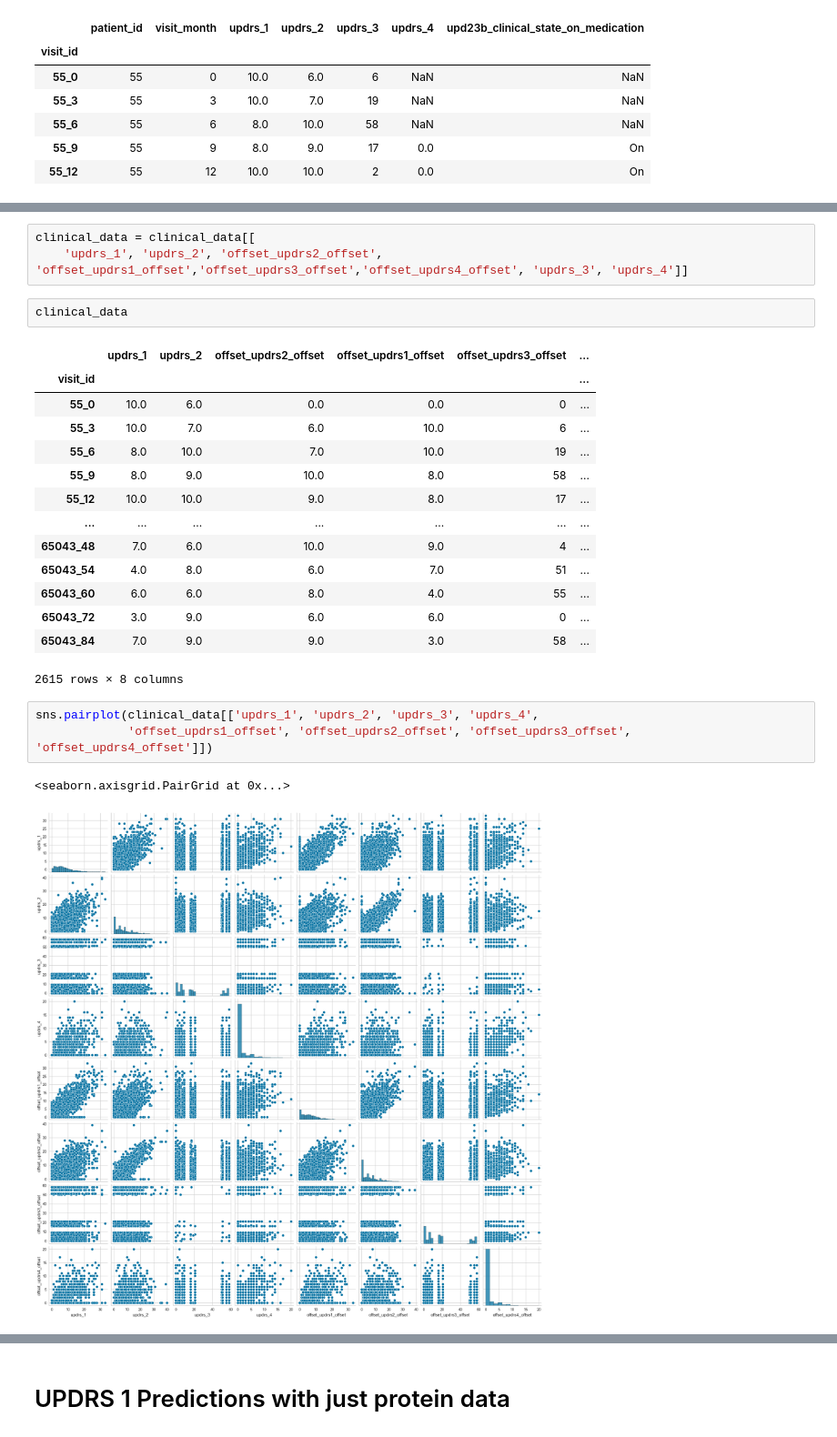
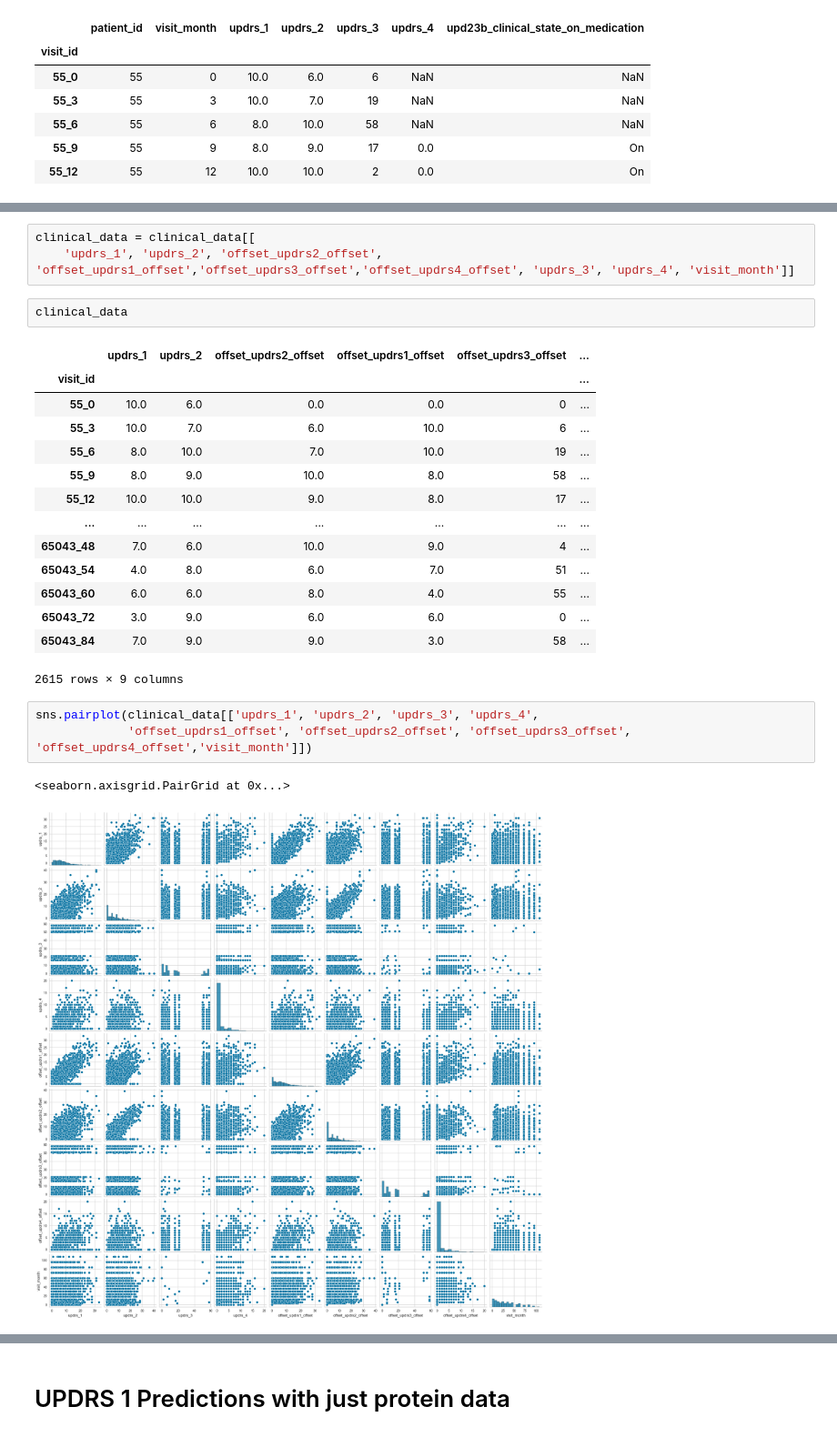
Before and after one commit to prithvidasgupta/si-618-parkinson-prediction, a Jupyter notebook: rough_work/featured_proteins.ipynb, the cells around one changed output, grey strips where cells are left out. Shown at 91% size. Drawn from its saved outputs; the diff is of its cells as text.

```diff
--- a/rough_work/featured_proteins.ipynb
+++ b/rough_work/featured_proteins.ipynb
@@ -91,7 +88,7 @@ def smape(a, b):
 clinical_data.fillna(0, inplace=True)
 # %%
 clinical_data = clinical_data[[
-    'updrs_1', 'updrs_2', 'offset_updrs2_offset', 'offset_updrs1_offset','offset_updrs3_offset','offset_updrs4_offset', 'updrs_3', 'updrs_4']]
+    'updrs_1', 'updrs_2', 'offset_updrs2_offset', 'offset_updrs1_offset','offset_updrs3_offset','offset_updrs4_offset', 'updrs_3', 'updrs_4', 'visit_month']]
 # %%
 clinical_data
 # %% [output]
@@ -108,10 +105,10 @@ clinical_data
 | 65043_60 | 6.0 | 6.0 | 8.0 | 4.0 | 55 | ... |
 | 65043_72 | 3.0 | 9.0 | 6.0 | 6.0 | 0 | ... |
 | 65043_84 | 7.0 | 9.0 | 9.0 | 3.0 | 58 | ... |
-2615 rows × 8 columns
+2615 rows × 9 columns
 # %%
 sns.pairplot(clinical_data[['updrs_1', 'updrs_2', 'updrs_3', 'updrs_4',
-             'offset_updrs1_offset', 'offset_updrs2_offset', 'offset_updrs3_offset', 'offset_updrs4_offset']])
+             'offset_updrs1_offset', 'offset_updrs2_offset', 'offset_updrs3_offset', 'offset_updrs4_offset','visit_month']])
 # %% [output]
 <seaborn.axisgrid.PairGrid at 0x...>
-[figure, old version]
+[figure, new version]
```
Also changed, not shown: parts of 24 cells of this notebook.
